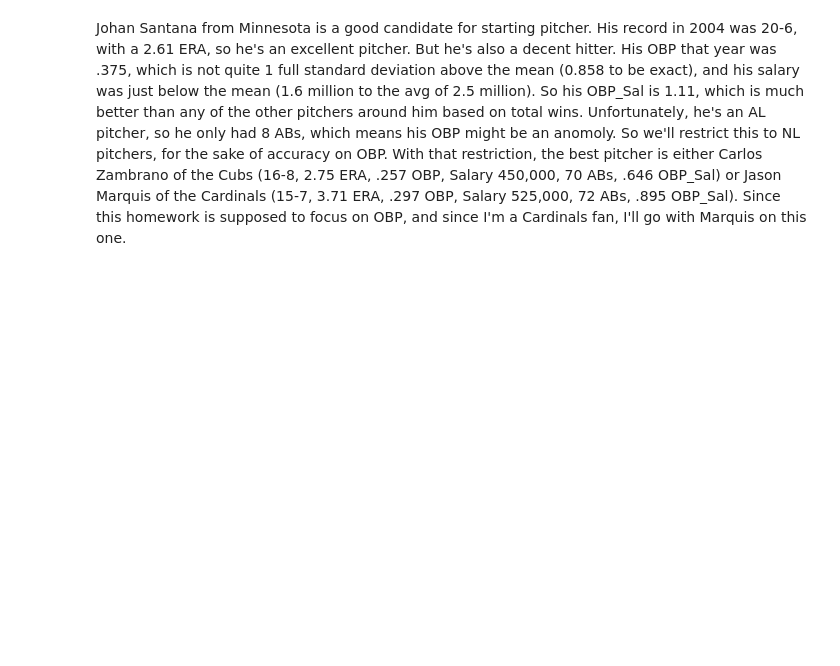
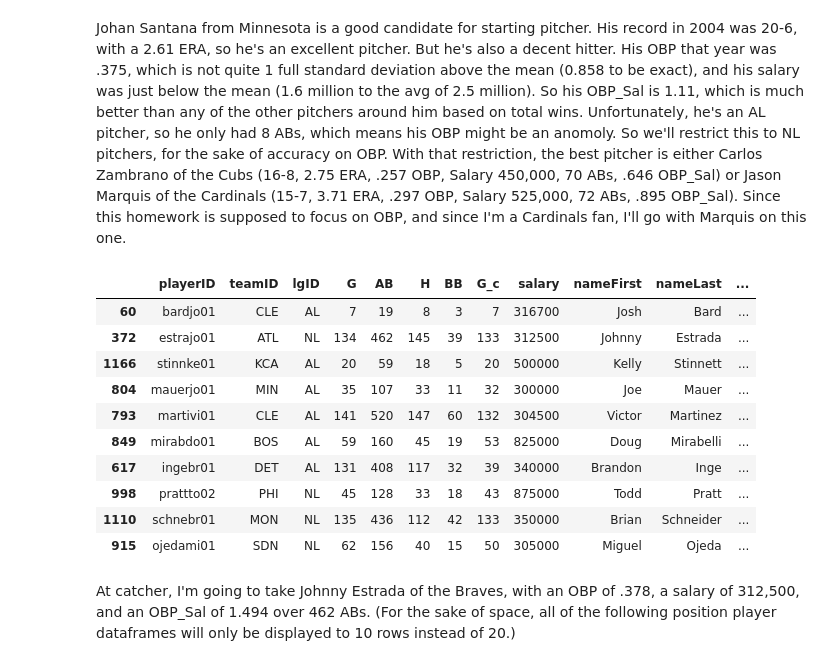
Before and after one commit to tiy-gvl-python-2015-09/moneyball, a Jupyter notebook: moneyball.ipynb, the cells around one changed output. Cells and saved outputs as stored; diff of their text form; code cells hidden in the pictures; blank space fills up the shorter version.

Commit message:
Found a catcher

```diff
--- a/moneyball.ipynb
+++ b/moneyball.ipynb
@@ -111,3 +105,23 @@ mlb_2014_pitchers[mlb_2014_pitchers["lgID"] == "NL"].sort("OBP_Sal", ascending=F
 20 rows × 36 columns
 # %% [markdown]
 Johan Santana from Minnesota is a good candidate for starting pitcher. His record in 2004 was 20-6, with a 2.61 ERA, so he's an excellent pitcher. But he's also a decent hitter. His OBP that year was .375, which is not quite 1 full standard deviation above the mean (0.858 to be exact), and his salary was just below the mean (1.6 million to the avg of 2.5 million). So his OBP_Sal is 1.11, which is much better than any of the other pitchers around him based on total wins. Unfortunately, he's an AL pitcher, so he only had 8 ABs, which means his OBP might be an anomoly. So we'll restrict this to NL pitchers, for the sake of accuracy on OBP. With that restriction, the best pitcher is either Carlos Zambrano of the Cubs (16-8, 2.75 ERA, .257 OBP, Salary 450,000, 70 ABs, .646 OBP_Sal) or Jason Marquis of the Cardinals (15-7, 3.71 ERA, .297 OBP, Salary 525,000, 72 ABs, .895 OBP_Sal). Since this homework is supposed to focus on OBP, and since I'm a Cardinals fan, I'll go with Marquis on this one.
+# %%
+mlb_2004_catch = mlb_2004[mlb_2004["G_c"] > 0].sort("OBP_Sal", ascending=False)
+# %%
+mlb_2004_catch = mlb_2004_catch[["playerID", "teamID", "lgID", "G", "AB", "H", "BB", "G_c", "salary", "nameFirst", "nameLast", "OBP", "OBP_std", "salary_std", "OBP_Sal"]]
+# %%
+mlb_2004_catch.head(10)
+# %% [output]
+|  | playerID | teamID | lgID | G | AB | H | BB | G_c | salary | nameFirst | nameLast | ... |
+| 60 | bardjo01 | CLE | AL | 7 | 19 | 8 | 3 | 7 | 316700 | Josh | Bard | ... |
+| 372 | estrajo01 | ATL | NL | 134 | 462 | 145 | 39 | 133 | 312500 | Johnny | Estrada | ... |
+| 1166 | stinnke01 | KCA | AL | 20 | 59 | 18 | 5 | 20 | 500000 | Kelly | Stinnett | ... |
+| 804 | mauerjo01 | MIN | AL | 35 | 107 | 33 | 11 | 32 | 300000 | Joe | Mauer | ... |
+| 793 | martivi01 | CLE | AL | 141 | 520 | 147 | 60 | 132 | 304500 | Victor | Martinez | ... |
+| 849 | mirabdo01 | BOS | AL | 59 | 160 | 45 | 19 | 53 | 825000 | Doug | Mirabelli | ... |
+| 617 | ingebr01 | DET | AL | 131 | 408 | 117 | 32 | 39 | 340000 | Brandon | Inge | ... |
+| 998 | prattto02 | PHI | NL | 45 | 128 | 33 | 18 | 43 | 875000 | Todd | Pratt | ... |
+| 1110 | schnebr01 | MON | NL | 135 | 436 | 112 | 42 | 133 | 350000 | Brian | Schneider | ... |
+| 915 | ojedami01 | SDN | NL | 62 | 156 | 40 | 15 | 50 | 305000 | Miguel | Ojeda | ... |
+# %% [markdown]
+At catcher, I'm going to take Johnny Estrada of the Braves, with an OBP of .378, a salary of 312,500, and an OBP_Sal of 1.494 over 462 ABs. (For the sake of space, all of the following position player dataframes will only be displayed to 10 rows instead of 20.)
```
Also changed, not shown: parts of 2 cells of this notebook.
